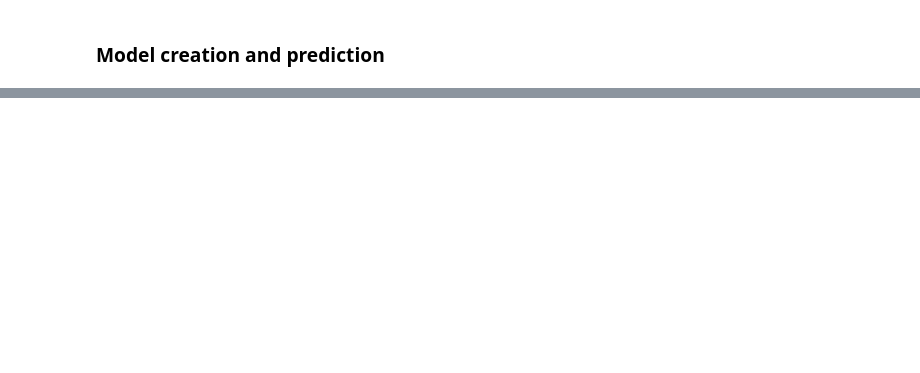
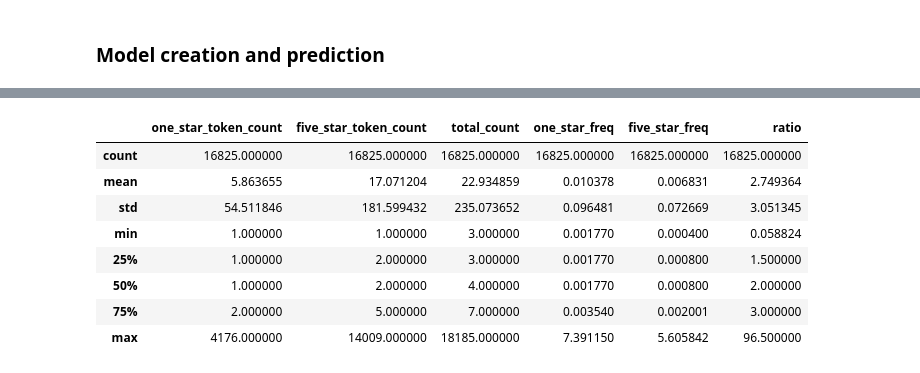
Before and after one commit to chrisdaly/Yelp-Analysis, a Jupyter notebook: notebooks/Yelp analysis.ipynb, the cells around one changed output, grey strips where cells are left out. Cells and saved outputs as stored; diff of their text form; code cells hidden in the pictures; blank space fills up the shorter version.

```diff
--- a/Untitled.ipynb
+++ b/notebooks/Yelp analysis.ipynb
@@ -236,0 +380,12 @@ Name: stars, dtype: int64
+# %%
+df_tokens.describe()
+# %% [output]
+|  | one_star_token_count | five_star_token_count | total_count | one_star_freq | five_star_freq | ratio |
+| count | 16825.000000 | 16825.000000 | 16825.000000 | 16825.000000 | 16825.000000 | 16825.000000 |
+| mean | 5.863655 | 17.071204 | 22.934859 | 0.010378 | 0.006831 | 2.749364 |
+| std | 54.511846 | 181.599432 | 235.073652 | 0.096481 | 0.072669 | 3.051345 |
+| min | 1.000000 | 1.000000 | 3.000000 | 0.001770 | 0.000400 | 0.058824 |
+| 25% | 1.000000 | 2.000000 | 3.000000 | 0.001770 | 0.000800 | 1.500000 |
+| 50% | 1.000000 | 2.000000 | 4.000000 | 0.001770 | 0.000800 | 2.000000 |
+| 75% | 2.000000 | 5.000000 | 7.000000 | 0.003540 | 0.002001 | 3.000000 |
+| max | 4176.000000 | 14009.000000 | 18185.000000 | 7.391150 | 5.605842 | 96.500000 |
```
Also changed, not shown: parts of 60 cells of this notebook, 5 other files.
